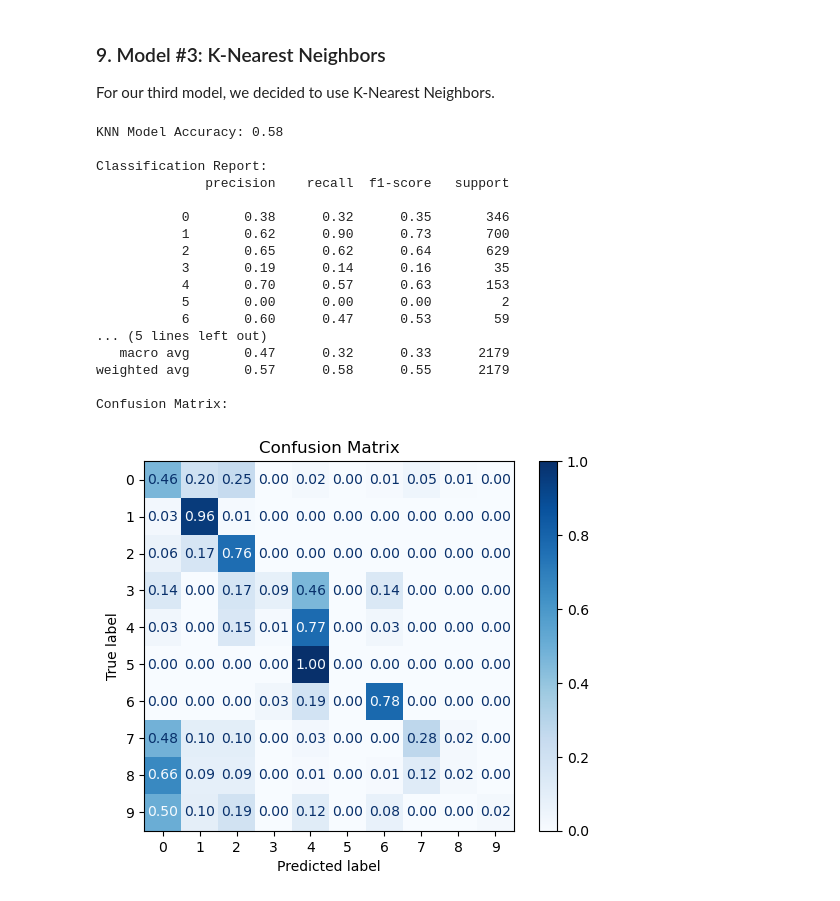
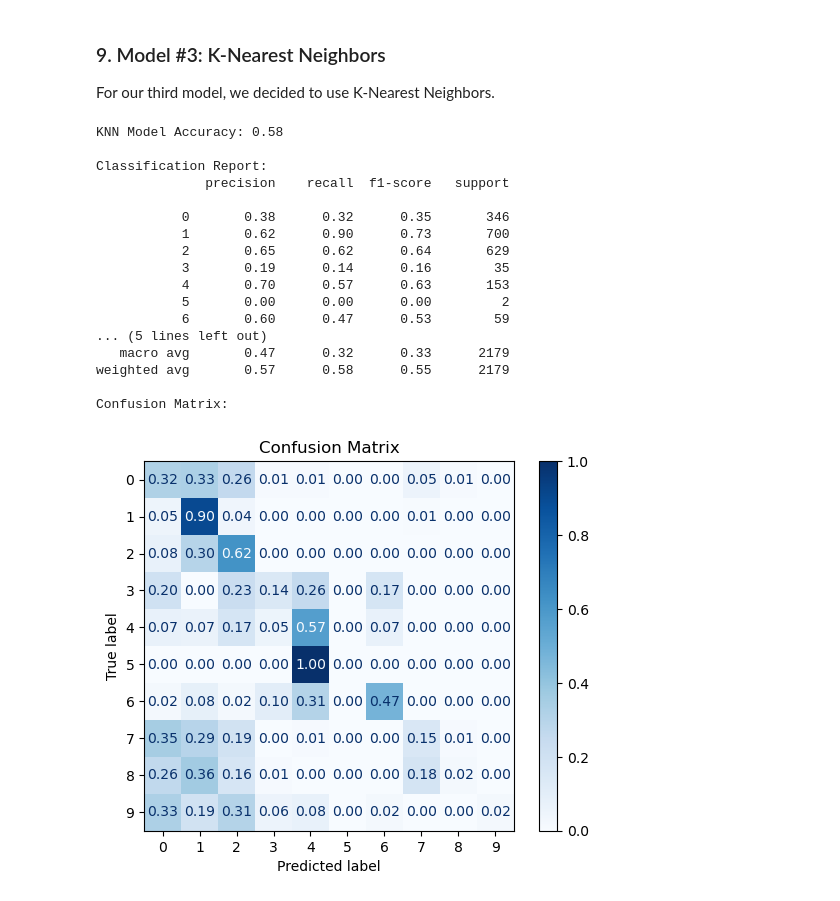
Before and after one commit to gfernan5/galaxy_classifier, a Jupyter notebook: galaxy_classifier.ipynb, the cells around one changed output. Drawn from its saved outputs; the diff is of its cells as text; code cells hidden in the pictures.

```diff
--- a/galaxy_classifier.ipynb
+++ b/galaxy_classifier.ipynb
@@ -236,43 +258,43 @@ For our third model, we decided to use K-Nearest Neighbors.
+# %%
+# Create model
+knn_model = KNeighborsClassifier(n_neighbors = 5)
+
+# Fit to data
+knn_model.fit(X_train, y_train)
+
+# Predict
+y_pred = knn_model.predict(X_test)
 # %%
-from sklearn.neighbors import KNeighborsClassifier
-
-knn_model = KNeighborsClassifier(n_neighbors = 5)
-
-knn_model.fit(X_train, y_train)
-
-y_pred_knn = knn_model.predict(X_test)
-
-accuracy_knn = accuracy_score(y_test, y_pred_knn)
-
+# Evaluate the model
+accuracy_knn = accuracy_score(y_test, y_pred)
 print(f"KNN Model Accuracy: {accuracy_knn:.2f}\n")
 
-# Evaluate the model
 print("Classification Report:")
-print(classification_report(y_test, y_pred_knn, zero_division = 0))
+print(classification_report(y_test, y_pred, zero_division = 0))
 
 print("Confusion Matrix:")
 cm = confusion_matrix(y_test, y_pred)
 cm_normalized = cm.astype('float') / cm.sum(axis=1, keepdims=True)
 disp = ConfusionMatrixDisplay(confusion_matrix=cm_normalized, display_labels=knn_model.classes_)
 disp.plot(cmap="Blues", values_format=".2f")
 plt.title("Confusion Matrix")
 plt.show()
 # %% [output]
 KNN Model Accuracy: 0.58
 
 Classification Report:
               precision    recall  f1-score   support
 
            0       0.38      0.32      0.35       346
            1       0.62      0.90      0.73       700
            2       0.65      0.62      0.64       629
            3       0.19      0.14      0.16        35
            4       0.70      0.57      0.63       153
            5       0.00      0.00      0.00         2
            6       0.60      0.47      0.53        59
 ... (5 lines left out)
    macro avg       0.47      0.32      0.33      2179
 weighted avg       0.57      0.58      0.55      2179
 
 Confusion Matrix:
-[figure, old version]
+[figure, new version]
```
Also changed, not shown: parts of 7 cells of this notebook.
